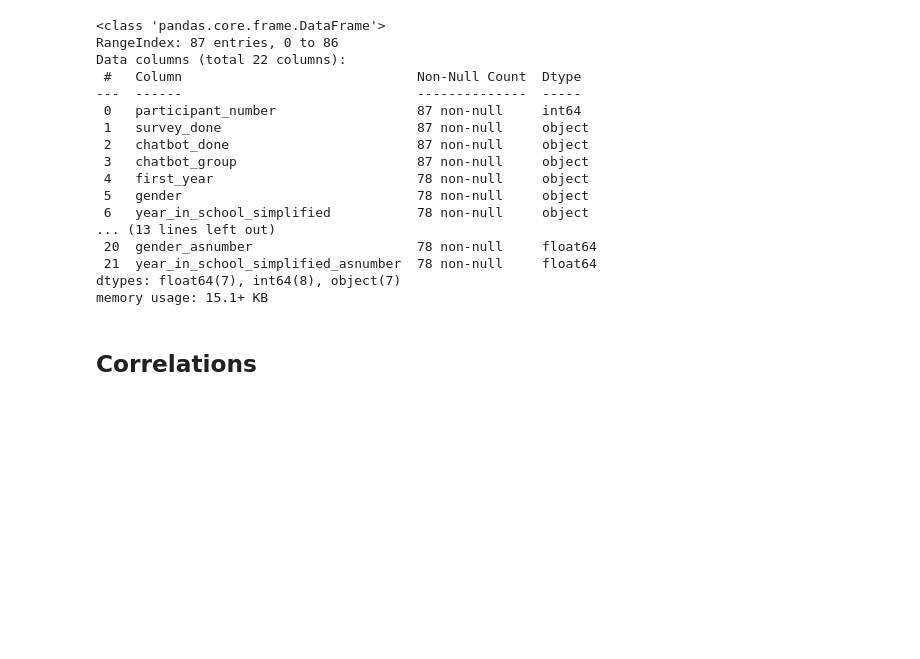
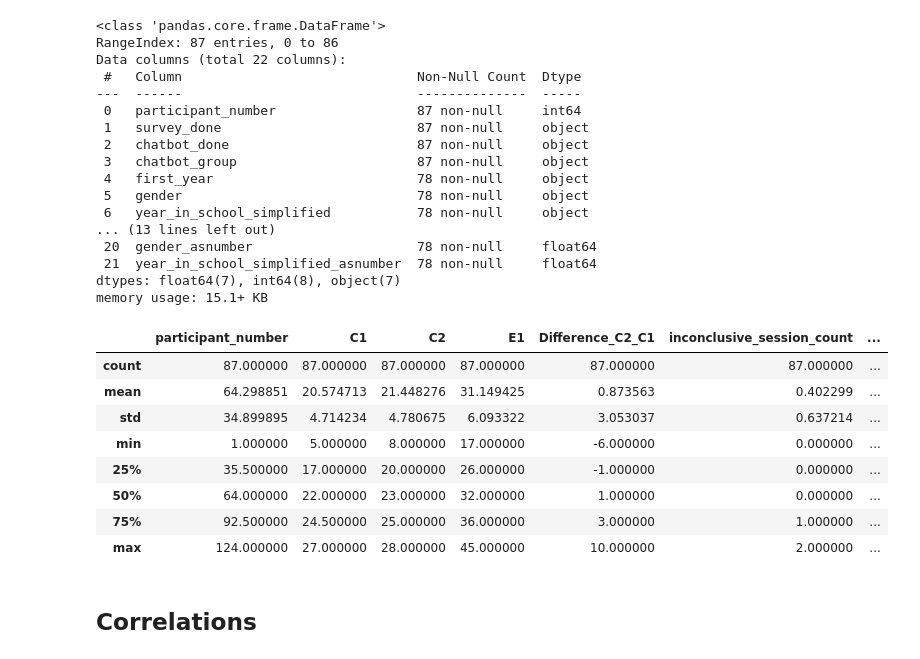
Before and after one commit to mafudge/dps-thesis, a Jupyter notebook: code/0.2-descriptive_statistics.ipynb, the cells around one changed output. Drawn from its saved outputs; the diff is of its cells as text; code cells hidden in the pictures; blank space fills up the shorter version.

```diff
--- a/code/0.2-descriptive_statistics.ipynb
+++ b/code/0.2-descriptive_statistics.ipynb
@@ -31,6 +34,18 @@ Data columns (total 22 columns):
  21  year_in_school_simplified_asnumber  78 non-null     float64
 dtypes: float64(7), int64(8), object(7)
 memory usage: 15.1+ KB
+# %%
+df.describe()
+# %% [output]
+|  | participant_number | C1 | C2 | E1 | Difference_C2_C1 | inconclusive_session_count | ... |
+| count | 87.000000 | 87.000000 | 87.000000 | 87.000000 | 87.000000 | 87.000000 | ... |
+| mean | 64.298851 | 20.574713 | 21.448276 | 31.149425 | 0.873563 | 0.402299 | ... |
+| std | 34.899895 | 4.714234 | 4.780675 | 6.093322 | 3.053037 | 0.637214 | ... |
+| min | 1.000000 | 5.000000 | 8.000000 | 17.000000 | -6.000000 | 0.000000 | ... |
+| 25% | 35.500000 | 17.000000 | 20.000000 | 26.000000 | -1.000000 | 0.000000 | ... |
+| 50% | 64.000000 | 22.000000 | 23.000000 | 32.000000 | 1.000000 | 0.000000 | ... |
+| 75% | 92.500000 | 24.500000 | 25.000000 | 36.000000 | 3.000000 | 1.000000 | ... |
+| max | 124.000000 | 27.000000 | 28.000000 | 45.000000 | 10.000000 | 2.000000 | ... |
 # %% [markdown]
 ## Correlations
 # %%
```
Also changed, not shown: parts of 11 cells of this notebook, 57 other files.
